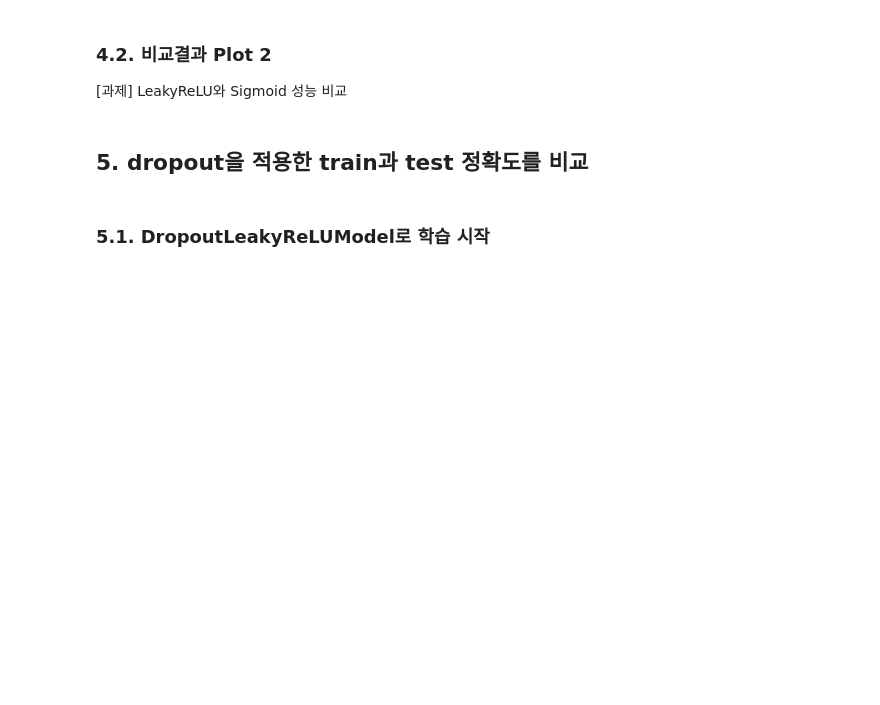
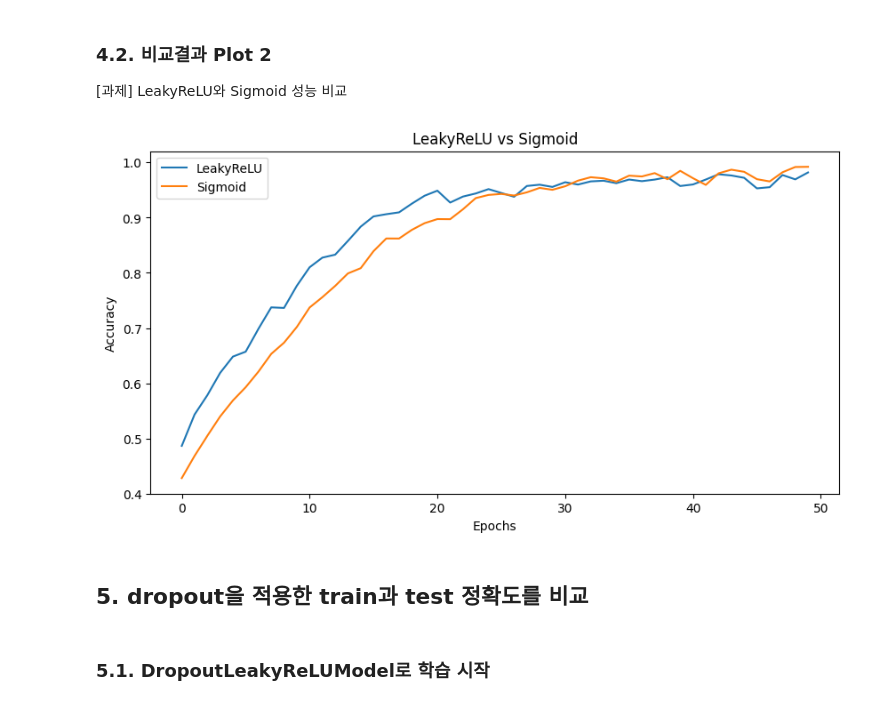
Before and after one commit to mc-friday/hanghaeAI, a Jupyter notebook: [1주차]심화과제.ipynb, the cells around one changed output. Saved outputs shown, nothing was run; the diff lists cells and outputs as text; code cells hidden in the pictures; blank space fills up the shorter version.

```diff
--- a/[1주차]심화과제.ipynb
+++ b/[1주차]심화과제.ipynb
@@ -290,7 +328,9 @@ sigmoid_train_accs = train(model_sigmoid, optimizer_sigmoid, criterion, trainloa
 ### 4.2. 비교결과 Plot 2
 [과제] LeakyReLU와 Sigmoid 성능 비교
 # %%
-plot_acc(adam_train_accs, sigmoid_train_accs, "LeakyReLU vs Sigmoid", label1='LeakyReLU', label2='Sigmoid')
+plot_acc(adam_train_accs[0], sigmoid_train_accs[0], "LeakyReLU vs Sigmoid", label1='LeakyReLU', label2='Sigmoid')
+# %% [output]
+[figure, added]
 # %% [markdown]
 ## 5. dropout을 적용한 train과 test 정확도를 비교
 # %%
```
Also changed, not shown: parts of 8 cells of this notebook.
